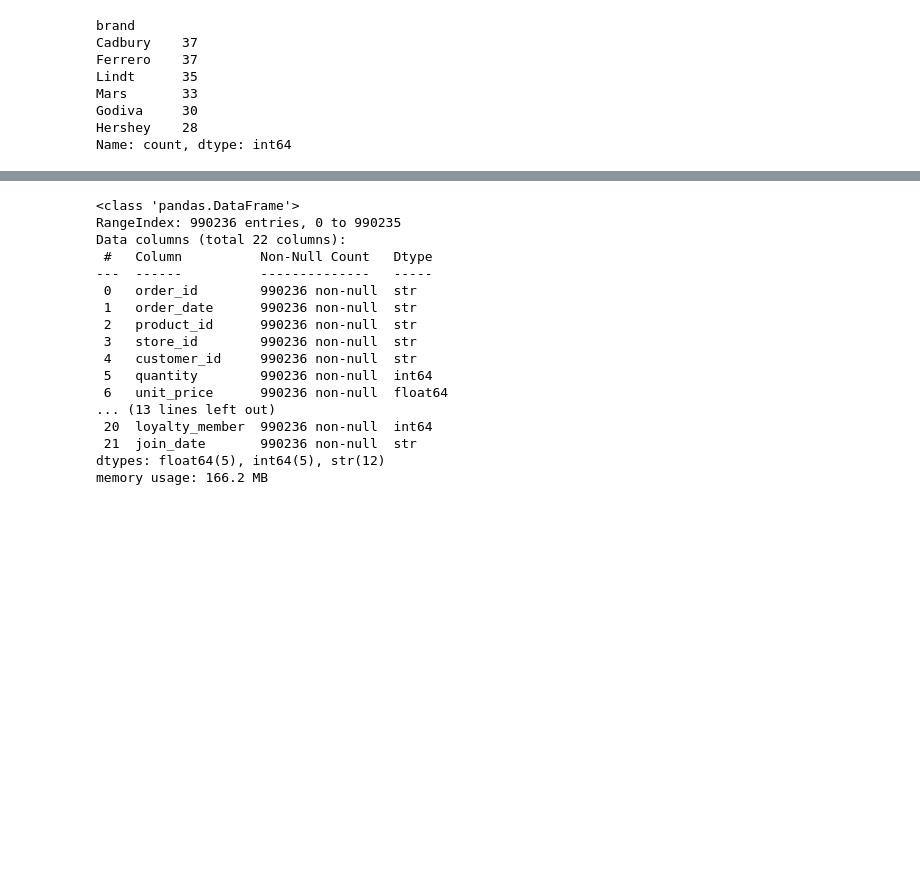
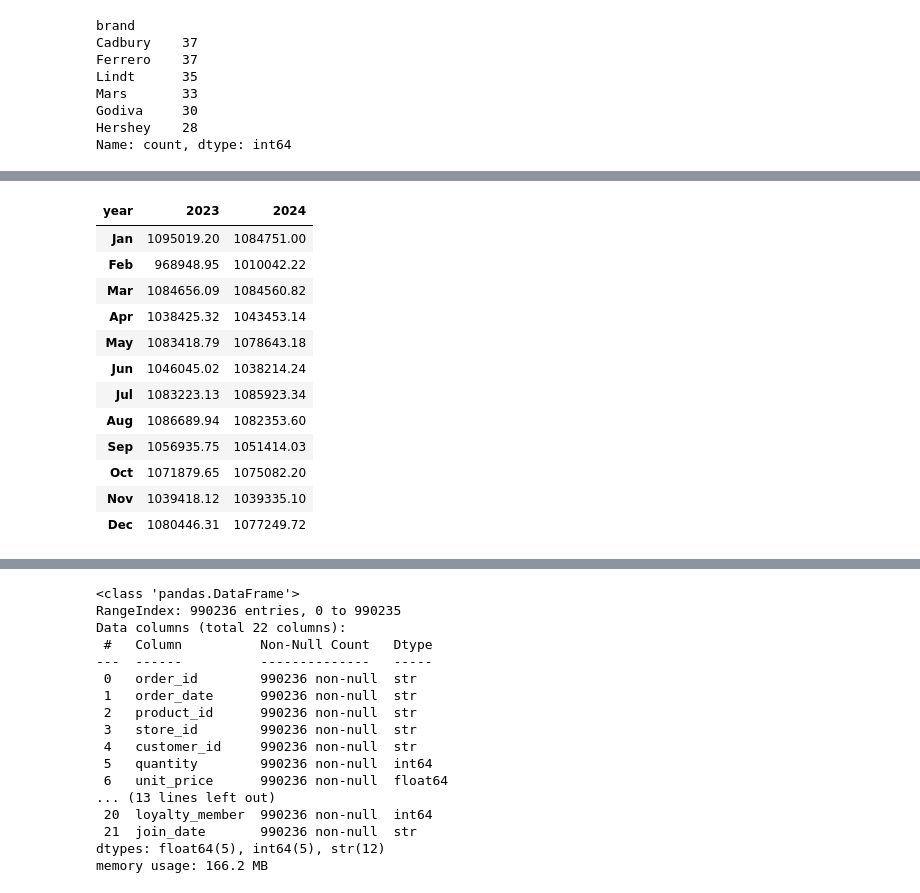
Before and after one commit to GeorgeFrezerMakina/Data-Analysis-Portifolio, a Jupyter notebook: chocolate-sales-analysis/chocolate-sales-analysis.ipynb, the cells around one changed output, grey strips where cells are left out. Saved outputs shown, nothing was run; the diff lists cells and outputs as text; code cells hidden in the pictures; blank space fills up the shorter version.

```diff
--- a/chocolate-sales-analysis/chocolate-sales-analysis.ipynb
+++ b/chocolate-sales-analysis/chocolate-sales-analysis.ipynb
@@ -432,0 +450,18 @@ Name: count, dtype: int64
+# %%
+pivot = sales_stores_df.pivot_table(index="month", columns= "year", values="revenue", aggfunc="sum")
+pivot.index = [calendar.month_abbr[i] for i in pivot.index]
+pivot
+# %% [output]
+| year | 2023 | 2024 |
+| Jan | 1095019.20 | 1084751.00 |
+| Feb | 968948.95 | 1010042.22 |
+| Mar | 1084656.09 | 1084560.82 |
+| Apr | 1038425.32 | 1043453.14 |
+| May | 1083418.79 | 1078643.18 |
+| Jun | 1046045.02 | 1038214.24 |
+| Jul | 1083223.13 | 1085923.34 |
+| Aug | 1086689.94 | 1082353.60 |
+| Sep | 1056935.75 | 1051414.03 |
+| Oct | 1071879.65 | 1075082.20 |
+| Nov | 1039418.12 | 1039335.10 |
+| Dec | 1080446.31 | 1077249.72 |
```
Also changed, not shown: parts of 7 cells of this notebook.
